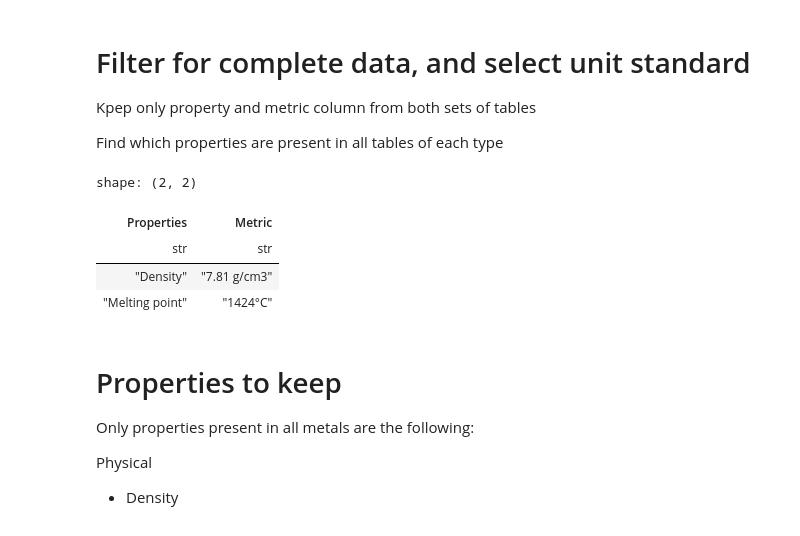
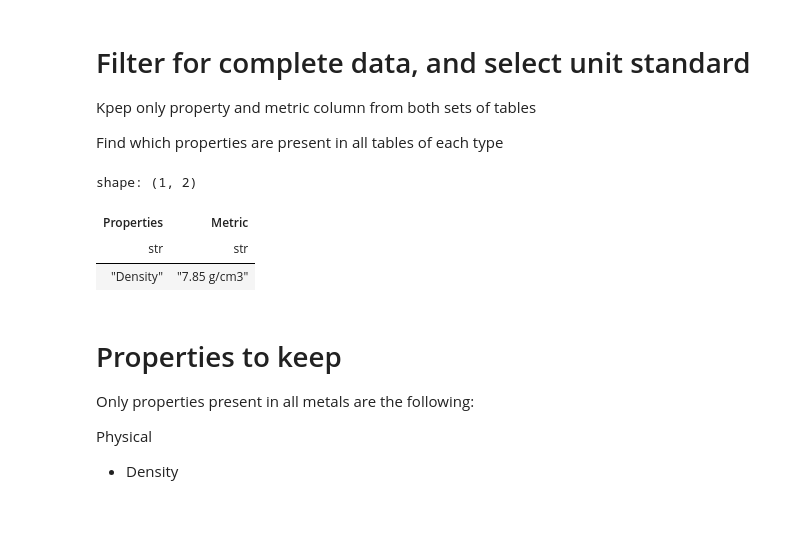
Before and after one commit to Nate-Sheibley/Mild-Steel-Tempering, a Jupyter notebook: Mild_Steel_Tempering-main.ipynb, the cells around one changed output. Cells and saved outputs as stored; diff of their text form; code cells hidden in the pictures.

```diff
--- a/Mild_Steel_Tempering-main.ipynb
+++ b/Mild_Steel_Tempering-main.ipynb
@@ -380,16 +391,19 @@ def make_dfs(lolols):
 # %%
 dict_steel_tables = {}
 for steel in steels_to_search:
-    print("Working on:", steel)
-    #search AZoM for the steel
-    browser.visit(f"{base_url}{search_path}{steel}")
-    soup_search = BeautifulSoup(browser.html, 'html.parser')
+    try:
+        print("Working on:", steel)
+        #search AZoM for the steel
+        browser.visit(f"{base_url}{search_path}{steel}")
+        soup_search = BeautifulSoup(browser.html, 'html.parser')
 
-    #takes soup html and returns list of lists
-    soup = get_soup(soup_search)
-    lolols = get_tables(soup)
-    dict_steel_tables[steel] = make_dfs(lolols)
-    # tables list of lists and returns a dictionary
-    # robots.txt indicates Crawl-delay: 120
-    time.sleep(0.15)
+        #takes soup html and returns list of lists
+        soup = get_soup(soup_search)
+        lolols = get_tables(soup)
+        dict_steel_tables[steel] = make_dfs(lolols)
+        # tables list of lists and returns a dictionary
+        # robots.txt indicates Crawl-delay: 120
+        time.sleep(0.15)
+    except:
+        dict_steel_tables[steel] = []
 # %% [output]
@@ -537,20 +555,22 @@ Kpep only property and metric column from both sets of tables
 
 Find which properties are present in all tables of each type
 # %%
-def remove_inperial(property_dict):
+def remove_imperial(property_dict):
     new_dict = {}
     for key, table in property_dict.items():
         new_dict[key] = table.select(["Properties", "Metric"])
     return new_dict
-dict_phys_props =  remove_inperial(dict_phys_props)
-dict_mech_props = remove_inperial(dict_mech_props)
-dict_phys_props['AISI 52100']
+
+dict_phys_props =  remove_imperial(dict_phys_props)
+dict_mech_props = remove_imperial(dict_mech_props)
+
+
+dict_phys_props['AISI-SAE 1050']
 # %% [output]
-shape: (2, 2)
+shape: (1, 2)
 | Properties | Metric |
 | str | str |
-| "Density" | "7.81 g/cm3" |
-| "Melting point" | "1424°C" |
+| "Density" | "7.85 g/cm3" |
 # %% [markdown]
 # Properties to keep
 
```
Also changed, not shown: parts of 42 cells of this notebook, 5 other files.
